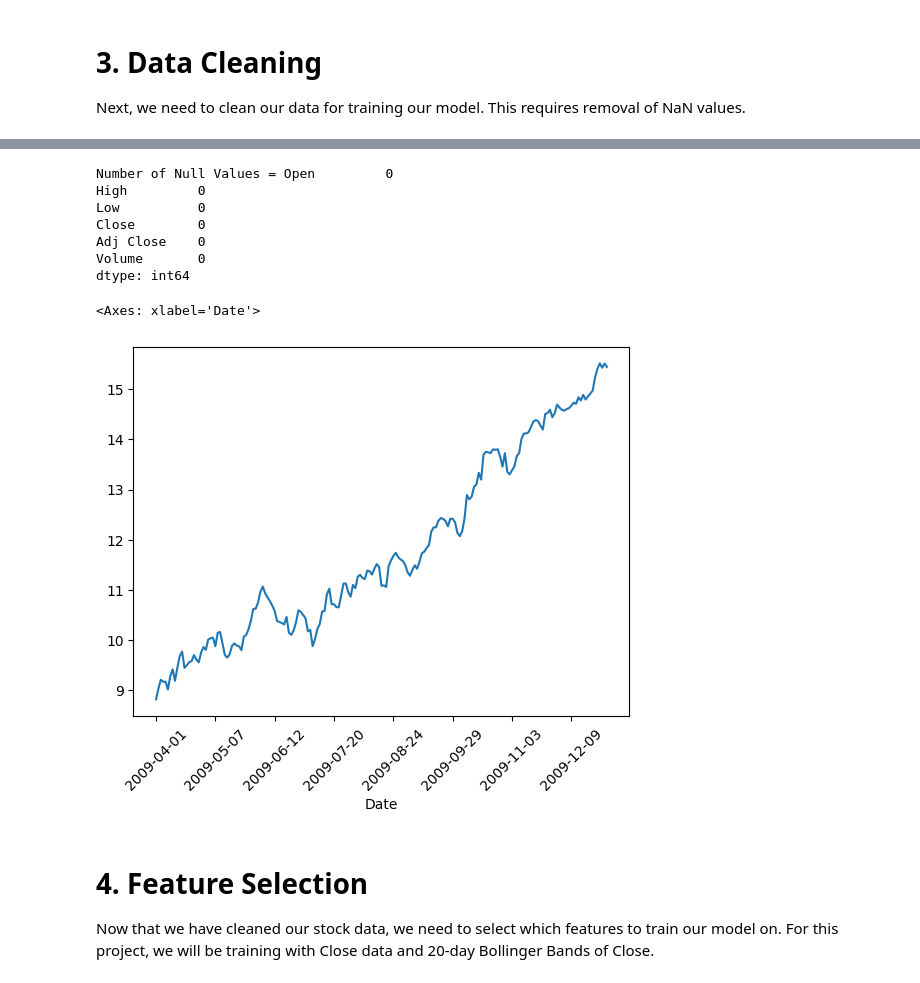
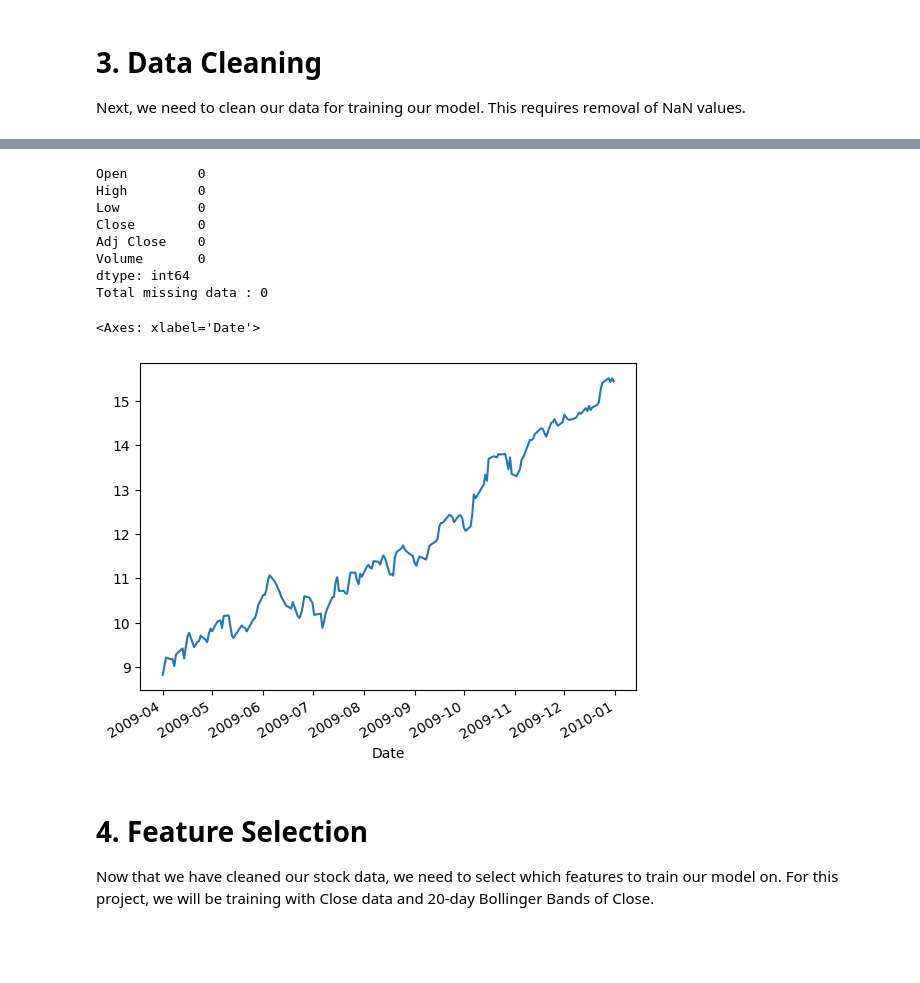
Before and after one commit to bigboy92/fend-matching-game, a Jupyter notebook: project_nb.ipynb, the cells around one changed output, grey strips where cells are left out. Cells and saved outputs as stored; diff of their text form; code cells hidden in the pictures; blank space fills up the shorter version.

```diff
--- a/project_nb.ipynb
+++ b/project_nb.ipynb
@@ -58,5 +58,6 @@ display_df(data)
 # %%
 # Index data by Date
 data.set_index('Date', inplace=True)
+data.index = pd.to_datetime(data.index)
 # %%
 # Plot the Close Data
@@ -69,5 +70,8 @@ data['Close'].plot(rot=45)
 Next, we need to clean our data for training our model. This requires removal of NaN values.
 # %%
 # Check for null values
-print('Number of Null Values =', data.isnull().sum())
+missing_data = data.isna().sum()
+count_missing_data = data.isna().sum().sum()
+print(missing_data)
+print(f'Total missing data : {count_missing_data}')
 # %% [output]
@@ -81,23 +86,30 @@ dtype: int64
 # %%
 # forward fill missing values
-data=data.ffill()
+if count_missing_data > 0 :
+    data.ffill(inplace=True)
+else:
+    print('No missing data')
 # %%
 # Check for null values
-print('Number of Null Values =', data.isnull().sum())
+missing_data = data.isna().sum()
+count_missing_data = data.isna().sum().sum()
+print(missing_data)
+print(f'Total missing data : {count_missing_data}')
 # %% [output]
-Number of Null Values = Open         0
+Open         0
 High         0
 Low          0
 Close        0
 Adj Close    0
 Volume       0
 dtype: int64
+Total missing data : 0
 # %%
 # Plot the cleaned Close Data
-data['Close'].plot(rot=45)
+data['Close'].plot()
 # %% [output]
 <Axes: xlabel='Date'>
-[figure, old version]
+[figure, new version]
 # %% [markdown]
 # 4. Feature Selection
 Now that we have cleaned our stock data, we need to select which features to train our model on. For this project, we will be training with Close data and 20-day Bollinger Bands of Close.
```
Also changed, not shown: parts of 20 cells of this notebook.
